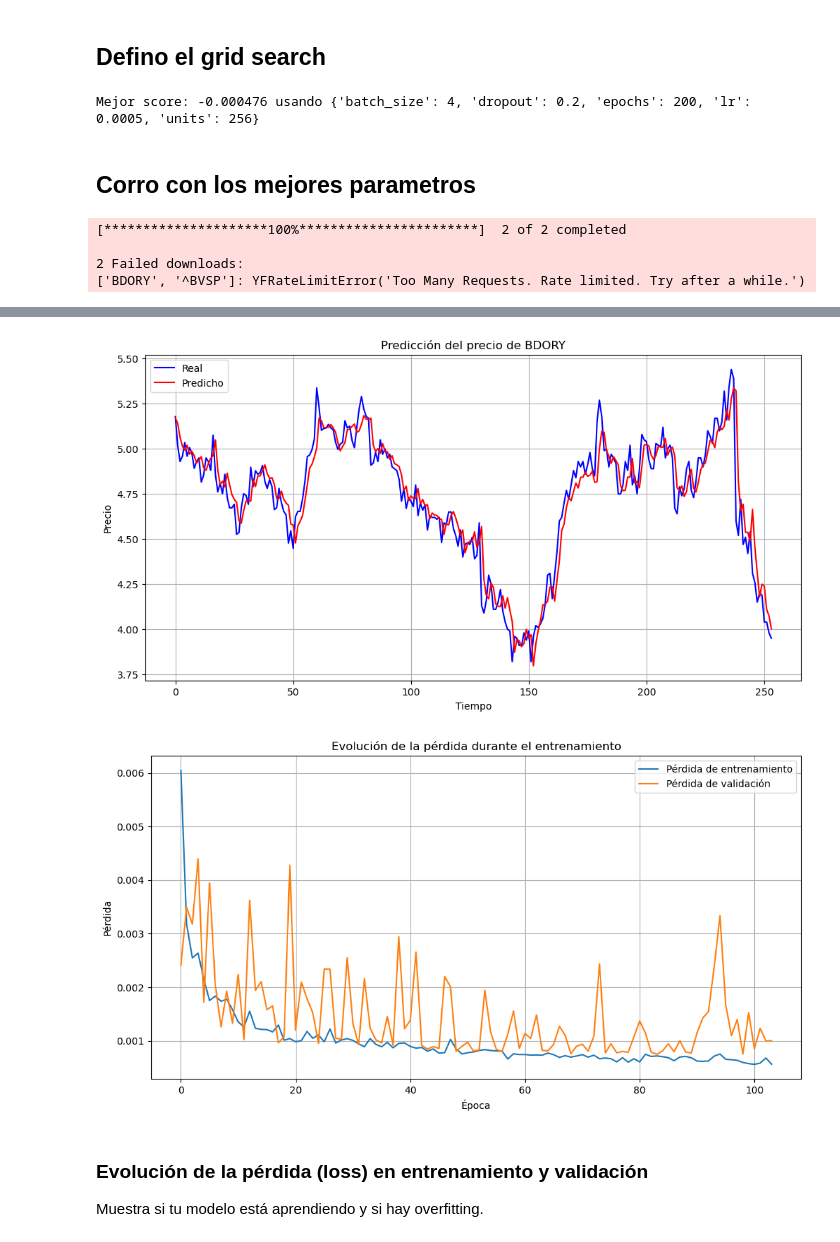
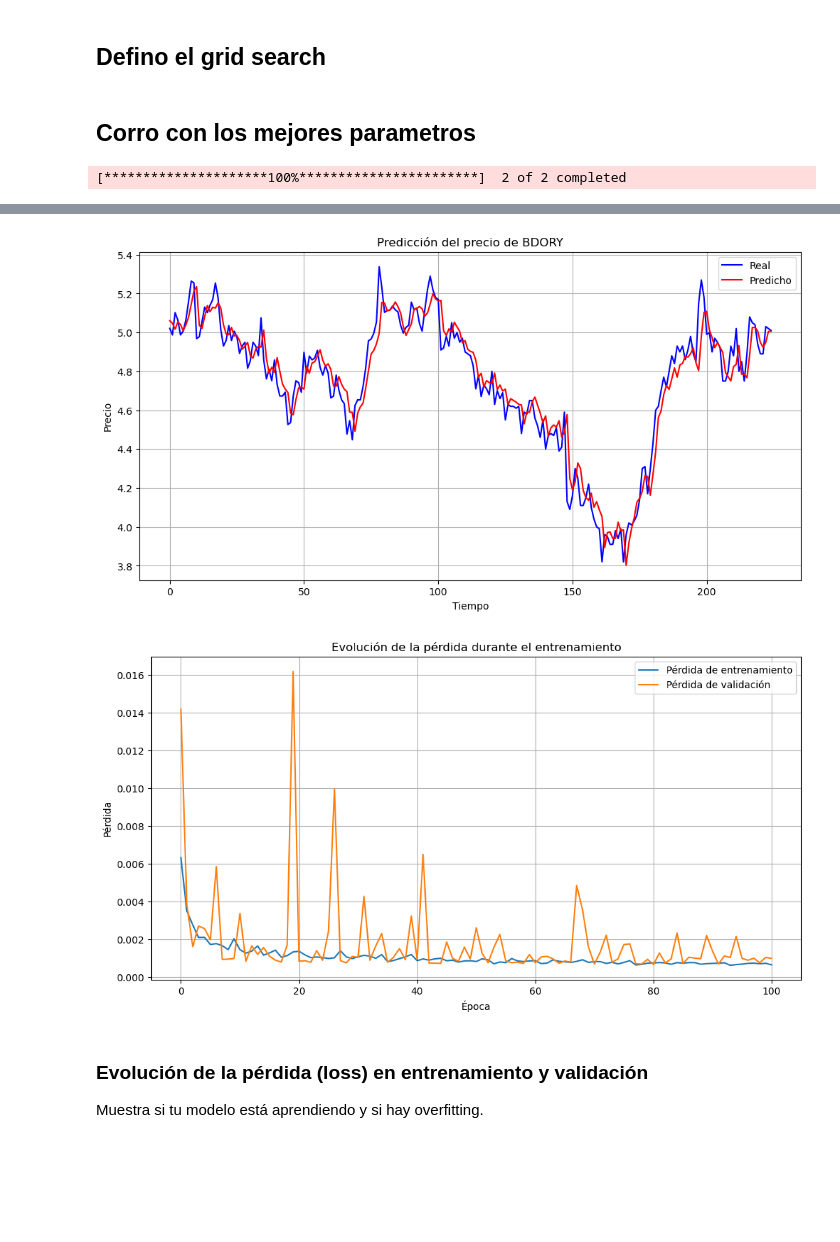
Before and after one commit to Chelodromo/ast1_co18_carreras_maudet_mas, a Jupyter notebook: LSTM.ipynb, the cells around one changed output, grey strips where cells are left out. Cells and saved outputs as stored; diff of their text form; code cells hidden in the pictures; blank space fills up the shorter version.

Commit message:
Avances en LSTM

```diff
--- a/LSTM.ipynb
+++ b/LSTM.ipynb
@@ -39,2 +43,8 @@ from sklearn.model_selection import GridSearchCV
+# %%
+
+### Creo listas para guardar los resultados de los modelos
+histories = {}
+metrics_dict = {}
+predicciones_dict = {}
 # %% [markdown]
 # Preparo los datos y los escalo
@@ -382,7 +436,7 @@ R2: 0.57
 stock_1 = "BDORY"
 stock_2 = "^BVSP"
 fecha_inicial = "2020-05-31"  # Fecha histórica
-fecha_final = "2025-05-31"    # Fecha actual
+fecha_final = "2025-03-31"    # Fecha actual
 
 df_yf = yf.download(
     tickers=(stock_1, stock_2),
@@ -469,7 +534,5 @@ grid_result = grid.fit(X_train, y_train)
 # %%
-print("Mejor score: %f usando %s" % (grid_result.best_score_, grid_result.best_params_))
+#print("Mejor score: %f usando %s" % (grid_result.best_score_, grid_result.best_params_))
-# %% [output]
-Mejor score: -0.000476 usando {'batch_size': 4, 'dropout': 0.2, 'epochs': 200, 'lr': 0.0005, 'units': 256}
 # %% [markdown]
 ## Corro con los mejores parametros
 # %%
@@ -498,7 +561,7 @@ units=256
 stock_1 = "BDORY"
 stock_2 = "^BVSP"
 fecha_inicial = "2020-05-31"  # Fecha histórica
-fecha_final = "2025-05-31"    # Fecha actual
+fecha_final = "2025-03-31"    # Fecha actual
 
 df_yf = yf.download(
     tickers=(stock_1, stock_2),
@@ -533,17 +596,18 @@ df.dropna(inplace=True)
 
 print(df.head())
 
+print("El modelo no existe. Creando un nuevo modelo...")
 # 3. Normalizar los datos
 scaler = MinMaxScaler()
 scaled_data = scaler.fit_transform(df)
 
 # 4. Crear secuencias para LSTM
 def create_sequences(data, seq_length):
-    X, y = [], []
-    for i in range(seq_length, len(data)):
-        X.append(data[i-seq_length:i, :])
-        y.append(data[i, 0])  # columna 0 es el precio de cierre de BDORY
-    return np.array(X), np.array(y)
+	X, y = [], []
+	for i in range(seq_length, len(data)):
+		X.append(data[i-seq_length:i, :])
+		y.append(data[i, 0])  # columna 0 es el precio de cierre de BDORY
+	return np.array(X), np.array(y)
 
 sequence_length = 25  # Aumentado para capturar más contexto
 X, y = create_sequences(scaled_data, sequence_length)
@@ -554,43 +618,53 @@ X_train, X_test = X[:split], X[split:]
 y_train, y_test = y[:split], y[split:]
 
 # 6. Construir modelo LSTM mejorado
-model = Sequential([
-    LSTM(units, return_sequences=True, input_shape=(X.shape[1], X.shape[2])),
-    Dropout(dropout),
-    LSTM(128, return_sequences=False),
-    Dropout(dropout),
-    Dense(56, activation='relu'),
-    Dense(1)
+model_grid_search = Sequential([
+	LSTM(units, return_sequences=True, input_shape=(X.shape[1], X.shape[2])),
+	Dropout(dropout),
+	LSTM(128, return_sequences=False),
+	Dropout(dropout),
+	Dense(56, activation='relu'),
+	Dense(1)
 ])
 
 # Configurar early stopping
 callbacks = [
-    # detiene el entrenamiento si no hay mejora en la validación
-    EarlyStopping(monitor='val_loss', patience=20,restore_best_weights=True),
-    # ajusta el learning rate si no hay mejora en la validación
+	# detiene el entrenamiento si no hay mejora en la validación
+	EarlyStopping(monitor='val_loss', patience=20,restore_best_weights=True),
+	# ajusta el learning rate si no hay mejora en la validación
 	#ReduceLROnPlateau(monitor='val_loss', factor=0.5, patience=5)
 ]
 
-model.compile(optimizer=Adam(learning_rate=lr), loss='mse')
+model_grid_search.compile(optimizer=Adam(learning_rate=lr), loss='mse')
 
-history = model.fit(
-    X_train, y_train,
-    epochs=epochs,
-    batch_size=batch_size,
-    validation_data=(X_test, y_test),
-    callbacks=callbacks,
-    verbose=1
+history = model_grid_search.fit(
+	X_train, y_train,
+	epochs=epochs,
+	batch_size=batch_size,
+	validation_data=(X_test, y_test),
+	callbacks=callbacks,
+	verbose=1
 )
 
+
+# Guardar el historial de entrenamiento
+histories['LSTM_grid_search'] = history.history
+
 # 7. Predicciones y desnormalización
-predicted = model.predict(X_test)
+predicted = model_grid_search.predict(X_test)
 y_test_actual = scaler.inverse_transform(np.concatenate((y_test.reshape(-1,1), np.zeros((len(y_test),scaled_data.shape[1]-1))), axis=1))[:,0]
 predicted_actual = scaler.inverse_transform(np.concatenate((predicted, np.zeros((len(predicted),scaled_data.shape[1]-1))), axis=1))[:,0]
+
+# Guardar las predicciones en el diccionario
+predicciones_dict['LSTM_grid_search'] = {'y_test_actual': y_test_actual, 'predicted_actual': predicted_actual}
 
 # 8. Evaluación del modelo
 mse = mean_squared_error(y_test_actual, predicted_actual)
 mae = mean_absolute_error(y_test_actual, predicted_actual)
 r2 = r2_score(y_test_actual, predicted_actual)
+
+# Guardar las métricas en el diccionario
+metrics_dict['LSTM_grid_search'] = {'MSE': mse, 'MAE': mae, 'R2': r2}
 
 print(f"\n ### Métricas de evaluación: ###")
 print(f"MSE: {mse:.2f}")
@@ -620,7 +694,4 @@ plt.grid(True)
 plt.show()
 # %% [output]
 [*********************100%***********************]  2 of 2 completed
-
-2 Failed downloads:
-['BDORY', '^BVSP']: YFRateLimitError('Too Many Requests. Rate limited. Try after a while.')
            y  bvsp_lag5  volume_BDORY  high_BDORY  low_BDORY  open_BDORY  \
@@ -657,5 +714,5 @@ R2: 0.89
-[figure, old version]
+[figure, new version]
-[figure, old version]
+[figure, new version]
 # %% [markdown]
 ### Evolución de la pérdida (loss) en entrenamiento y validación
 Muestra si tu modelo está aprendiendo y si hay overfitting.
```
Also changed, not shown: parts of 25 cells of this notebook, 1 other file.
